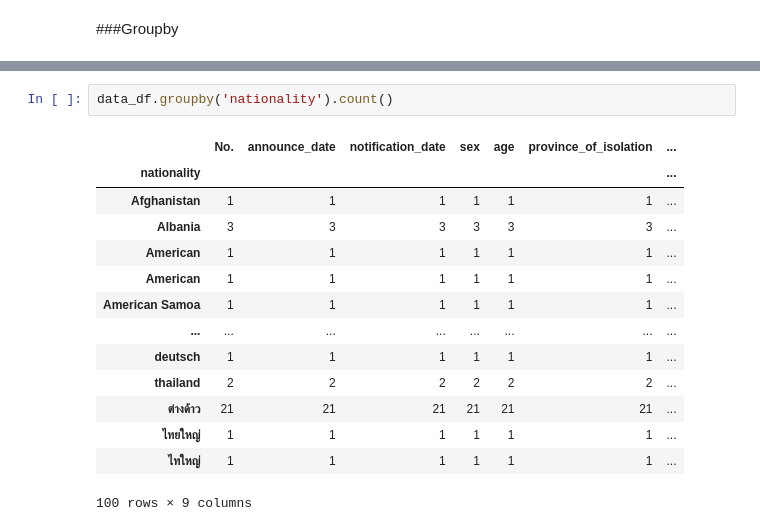
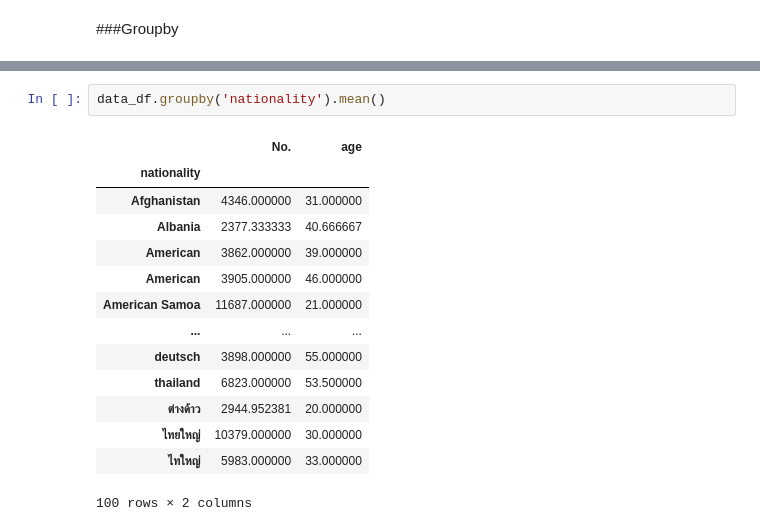
Before and after one commit to pondbaahh/data_viz_2022, a Jupyter notebook: Pandas102.ipynb, the cells around one changed output, grey strips where cells are left out. Saved outputs shown, nothing was run; the diff lists cells and outputs as text.

```diff
--- a/Pandas102.ipynb
+++ b/Pandas102.ipynb
@@ -213,17 +230,17 @@ personalcovid_data.to_csv('my_processed_data.csv') #มี 2 แบบ
 # %%
-data_df.groupby('nationality').count()
+data_df.groupby('nationality').mean()
 # %% [output]
-|  | No. | announce_date | notification_date | sex | age | province_of_isolation | ... |
-| nationality |  |  |  |  |  |  | ... |
-| Afghanistan | 1 | 1 | 1 | 1 | 1 | 1 | ... |
-| Albania | 3 | 3 | 3 | 3 | 3 | 3 | ... |
-| American | 1 | 1 | 1 | 1 | 1 | 1 | ... |
-| American | 1 | 1 | 1 | 1 | 1 | 1 | ... |
-| American Samoa | 1 | 1 | 1 | 1 | 1 | 1 | ... |
-| ... | ... | ... | ... | ... | ... | ... | ... |
-| deutsch | 1 | 1 | 1 | 1 | 1 | 1 | ... |
-| thailand | 2 | 2 | 2 | 2 | 2 | 2 | ... |
-| ต่างด้าว | 21 | 21 | 21 | 21 | 21 | 21 | ... |
-| ไทยใหญ่ | 1 | 1 | 1 | 1 | 1 | 1 | ... |
-| ไทใหญ่ | 1 | 1 | 1 | 1 | 1 | 1 | ... |
+|  | No. | age |
+| nationality |  |  |
+| Afghanistan | 4346.000000 | 31.000000 |
+| Albania | 2377.333333 | 40.666667 |
+| American | 3862.000000 | 39.000000 |
+| American | 3905.000000 | 46.000000 |
+| American Samoa | 11687.000000 | 21.000000 |
+| ... | ... | ... |
+| deutsch | 3898.000000 | 55.000000 |
+| thailand | 6823.000000 | 53.500000 |
+| ต่างด้าว | 2944.952381 | 20.000000 |
+| ไทยใหญ่ | 10379.000000 | 30.000000 |
+| ไทใหญ่ | 5983.000000 | 33.000000 |
-100 rows × 9 columns
+100 rows × 2 columns
```
Also changed, not shown: parts of 26 cells of this notebook.
